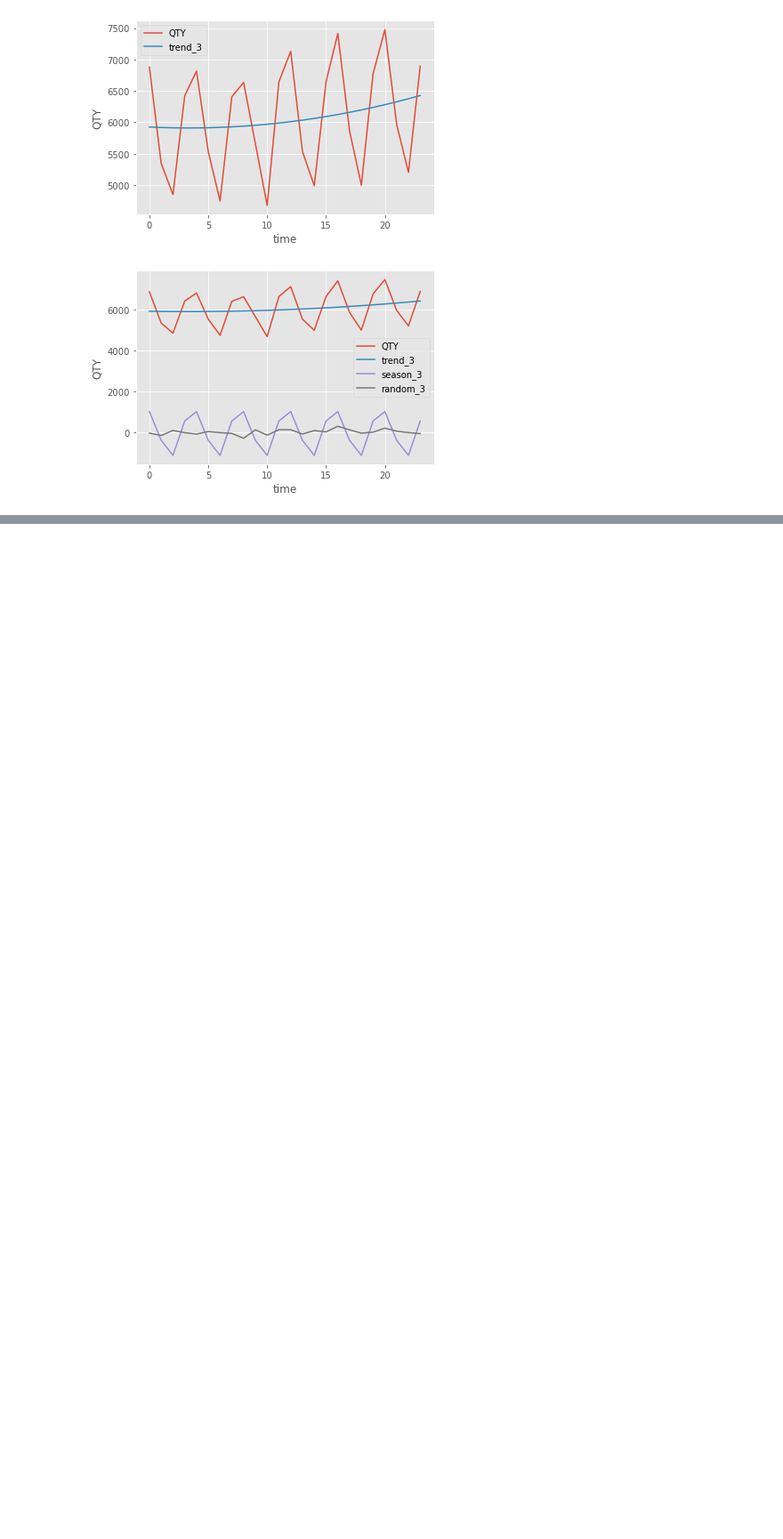
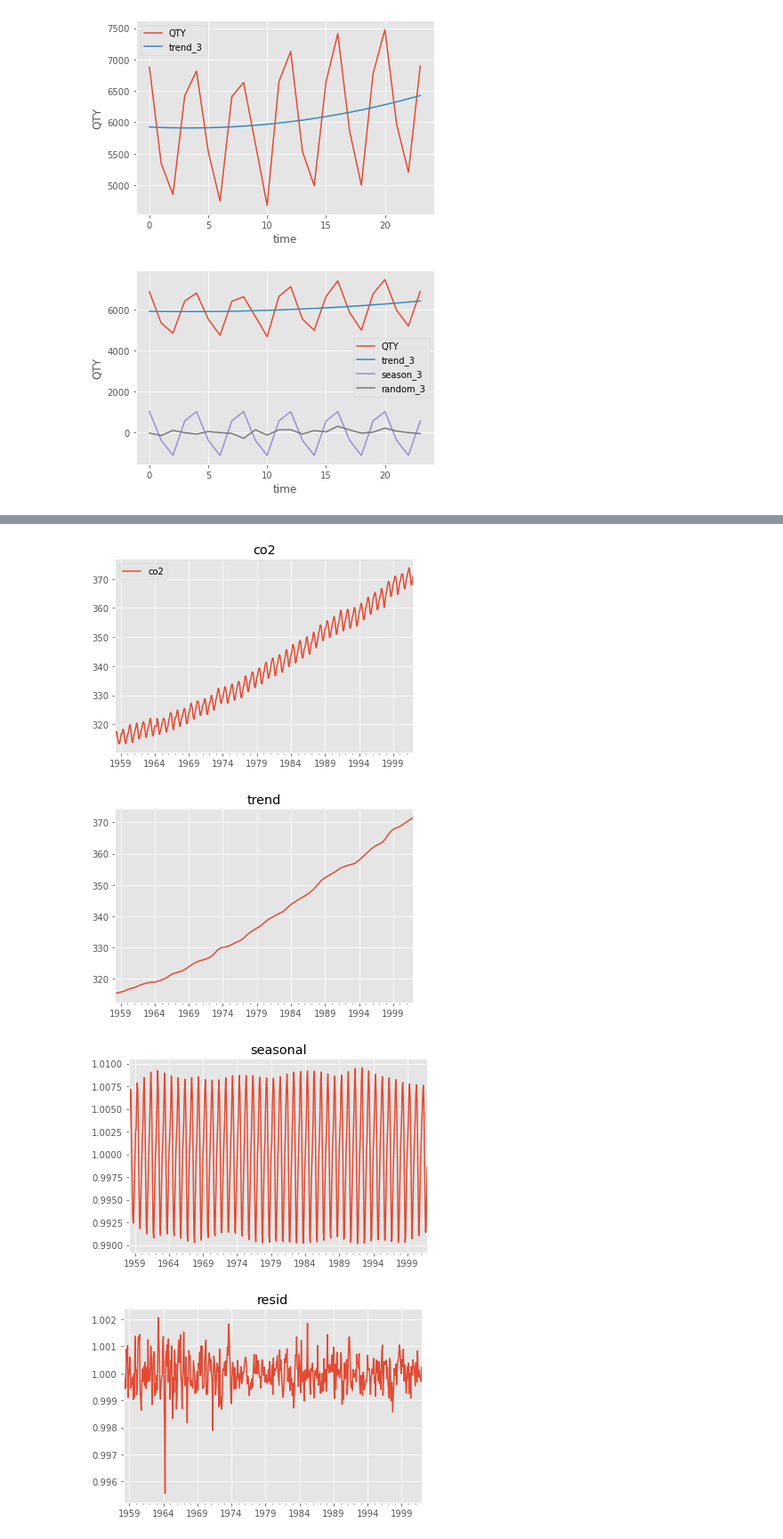
Before and after one commit to Leolee11111/TimeSeries, a Jupyter notebook: 第一节：时间序列分析概述.ipynb, the cells around one changed output, grey strips where cells are left out. Shown at 89% size. Cells and saved outputs as stored; diff of their text form; code cells hidden in the pictures; blank space fills up the shorter version.

```diff
--- a/第一节：时间序列分析概述.ipynb
+++ b/第一节：时间序列分析概述.ipynb
@@ -281,0 +315,35 @@ plt.show()
+# %%
+# 使用官方示例的co2数据集展示STL分解(乘法模型)
+from statsmodels.datasets import co2  # 引入co2数据集
+from statsmodels.tsa.seasonal import STL   ## 引入STL方法
+
+data = co2.load(True).data
+data = data.resample('M').mean().ffill()   # 将数据按月重采样得到新的数据
+
+data = np.log(data)   ## 对数据取对数实现乘法模型转化为假发模型
+res = STL(data).fit()
+trend = np.exp(res.trend)   ## 乘法模型的趋势项
+seasonal = np.exp(res.seasonal)   ## 乘法模型的季节项
+resid = np.exp(res.resid)   ## 乘法模型的随机项
+data = np.exp(data)  ## 还原数据项
+
+data.plot()
+plt.title("co2")
+plt.show()
+
+trend.plot()
+plt.title("trend")
+plt.show()
+
+seasonal.plot()
+plt.title("seasonal")
+plt.show()
+
+resid.plot()
+plt.title("resid")
+plt.show()
+# %% [output]
+[figure, added]
+[figure, added]
+[figure, added]
+[figure, added]
```
Also changed, not shown: parts of 5 cells of this notebook.
